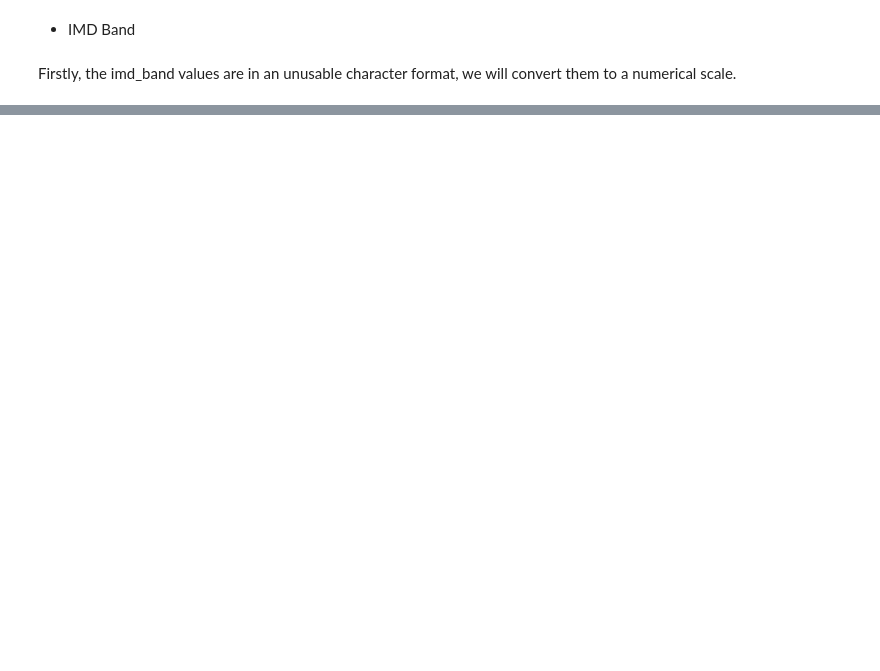
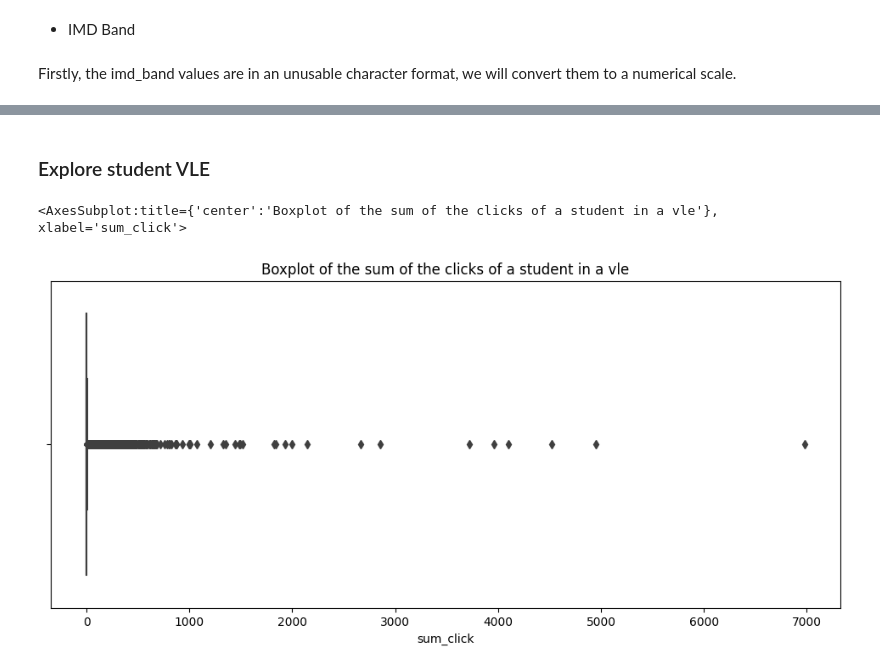
Before and after one commit to randmon/ucll_ti_data_and_ai_group_assignments, a Jupyter notebook: Assignment 2/assignment2.ipynb, the cells around one changed output, grey strips where cells are left out. Cells and saved outputs as stored; diff of their text form; code cells hidden in the pictures; blank space fills up the shorter version.

```diff
--- a/Assignment 2/assignment2.ipynb
+++ b/Assignment 2/assignment2.ipynb
@@ -650,0 +656,9 @@ sns.countplot(data=student_assessments_info, x='imd_band', hue='final_result', a
+# %% [markdown]
+### Explore student VLE
+# %%
+fig, ax = plt.subplots(figsize=(12, 5))
+ax.set_title("Boxplot of the sum of the clicks of a student in a vle")
+sns.boxplot(student_vle_df, x="sum_click")
+# %% [output]
+<AxesSubplot:title={'center':'Boxplot of the sum of the clicks of a student in a vle'}, xlabel='sum_click'>
+[figure, added]
```
Also changed, not shown: parts of 28 cells of this notebook.
